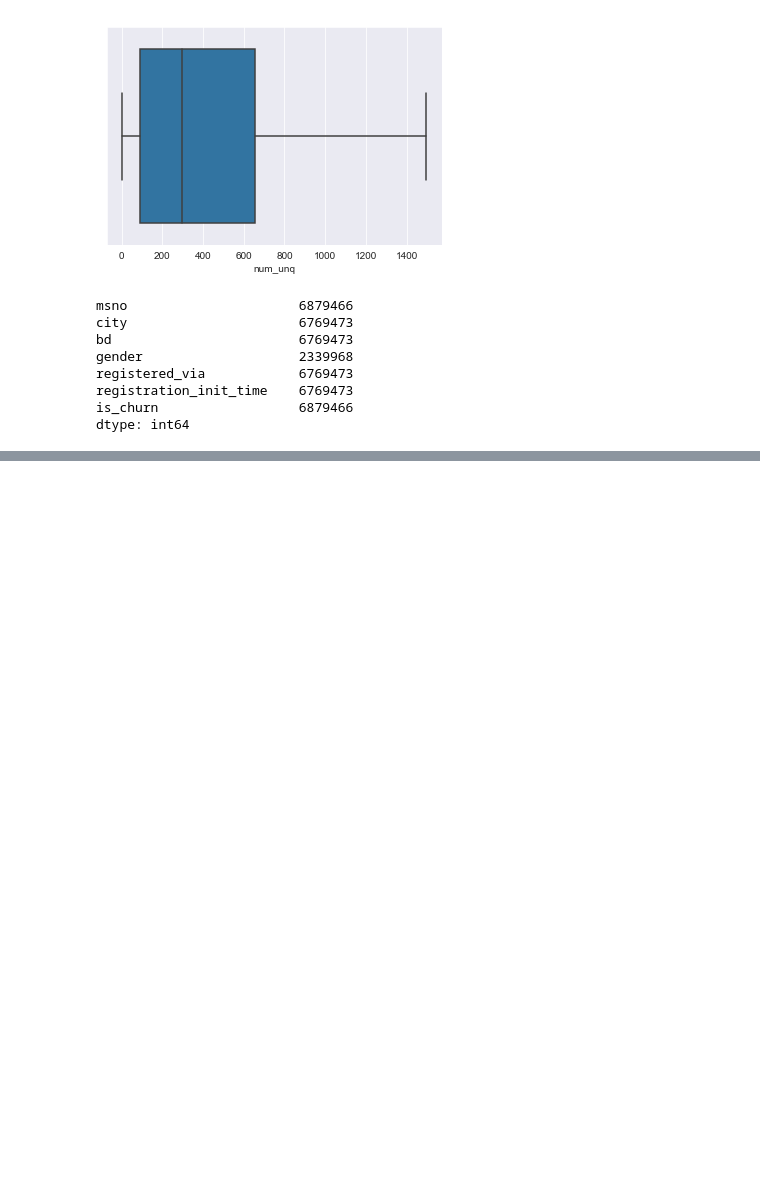
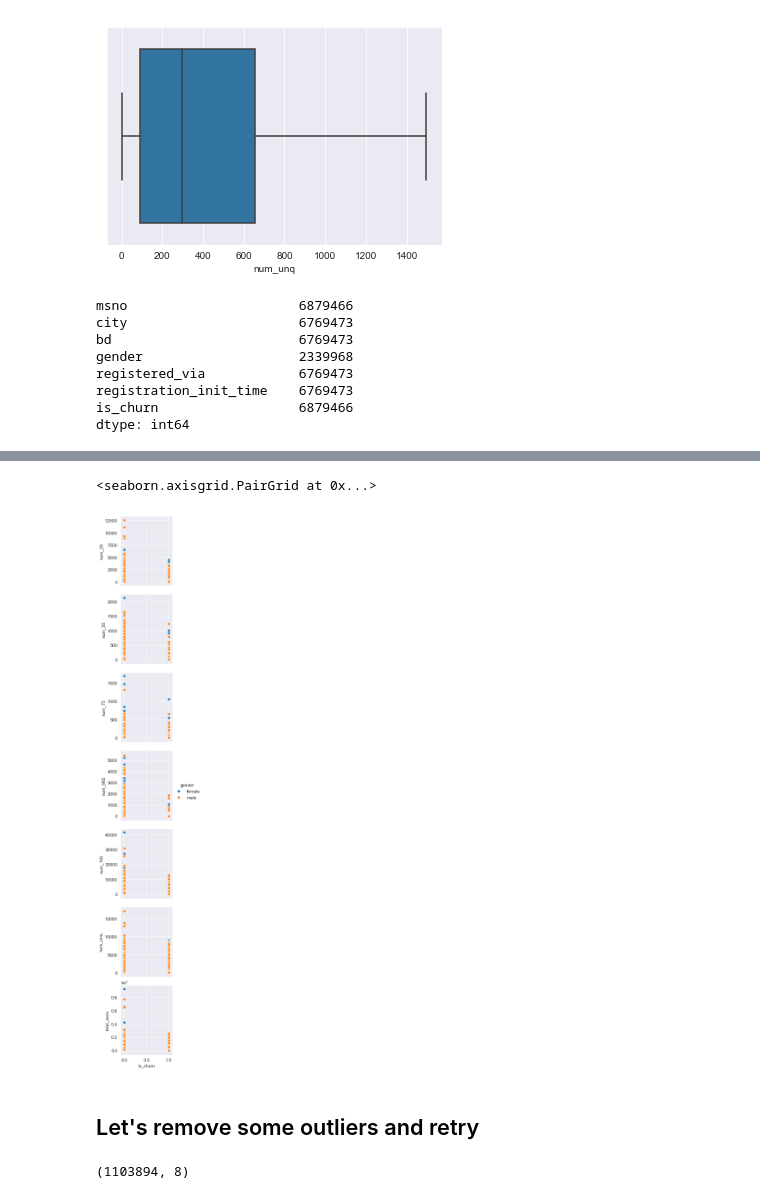
Before and after one commit to codefupanda/rendezvous_with_ml, a Jupyter notebook: week_02_data_analysis/day02_more_data_analysis_continued.ipynb, the cells around one changed output, grey strips where cells are left out. Cells and saved outputs as stored; diff of their text form; code cells hidden in the pictures; blank space fills up the shorter version.

```diff
--- a/week_02_data_analysis/day02_more_data_analysis_continued.ipynb
+++ b/week_02_data_analysis/day02_more_data_analysis_continued.ipynb
@@ -185,0 +234,7 @@ dtype: int64
+# %%
+sns.pairplot(x_vars='is_churn', y_vars=['num_25', 'num_50', 'num_75', 'num_985', 'num_100', 'num_unq', 'total_secs'], data=filtered_members, hue='gender')
+# %% [output]
+<seaborn.axisgrid.PairGrid at 0x...>
+[figure, added]
+# %% [markdown]
+## Let's remove some outliers and retry
@@ -185,0 +243,4 @@ dtype: int64
+# %%
+filtered_members1.shape
+# %% [output]
+(1103894, 8)
```
Also changed, not shown: parts of 21 cells of this notebook.
